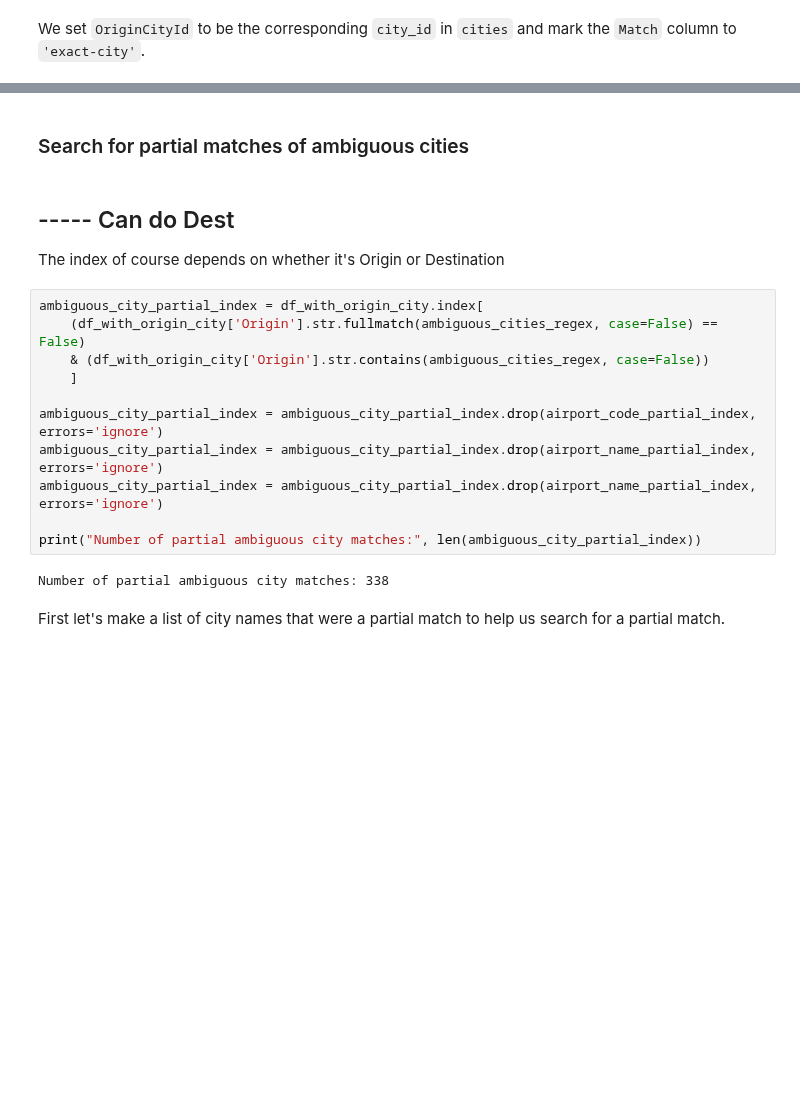
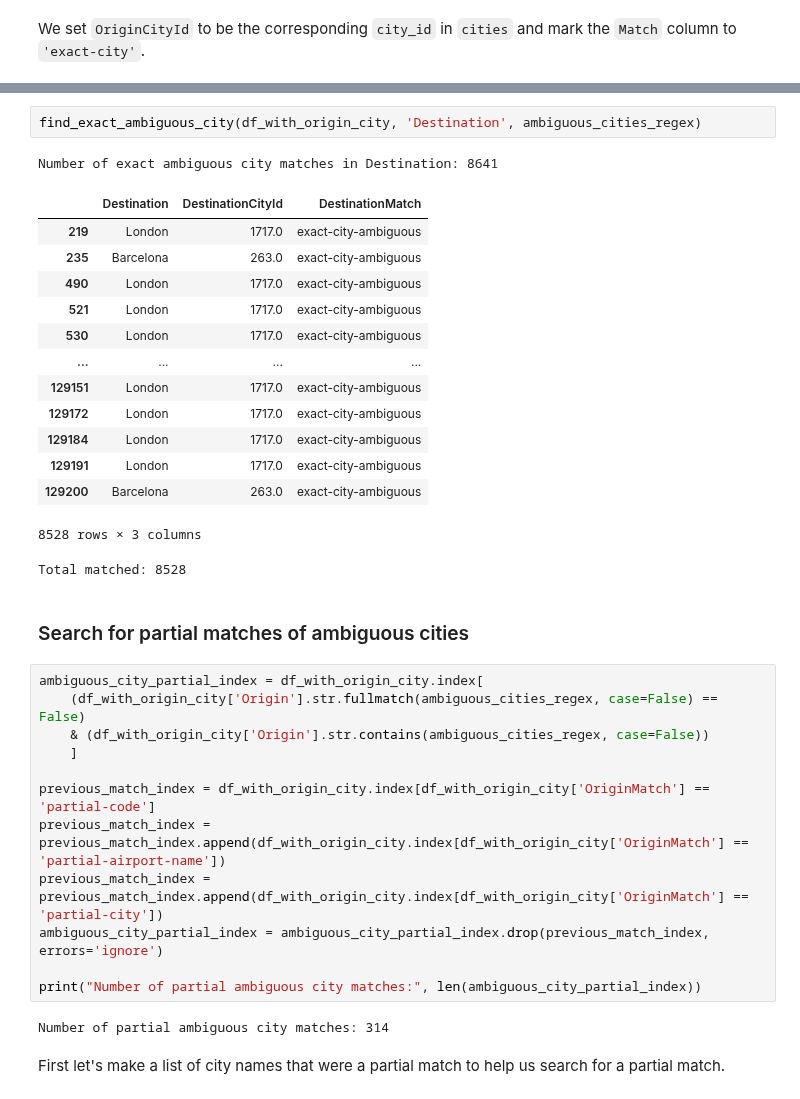
Before and after one commit to paulabondoc/airline-ratings-data-project, a Jupyter notebook: Script1 - Data_cleaning.ipynb, the cells around one changed output, grey strips where cells are left out. Drawn from its saved outputs; the diff is of its cells as text; blank space fills up the shorter version.

```diff
--- a/Script1 - Data_cleaning.ipynb
+++ b/Script1 - Data_cleaning.ipynb
@@ -1820,21 +1824,37 @@ Remaining unmatched: 95
+# %%
+find_exact_ambiguous_city(df_with_origin_city, 'Destination', ambiguous_cities_regex)
+# %% [output]
+Number of exact ambiguous city matches in Destination: 8641
+|  | Destination | DestinationCityId | DestinationMatch |
+| 219 | London | 1717.0 | exact-city-ambiguous |
+| 235 | Barcelona | 263.0 | exact-city-ambiguous |
+| 490 | London | 1717.0 | exact-city-ambiguous |
+| 521 | London | 1717.0 | exact-city-ambiguous |
+| 530 | London | 1717.0 | exact-city-ambiguous |
+| ... | ... | ... | ... |
+| 129151 | London | 1717.0 | exact-city-ambiguous |
+| 129172 | London | 1717.0 | exact-city-ambiguous |
+| 129184 | London | 1717.0 | exact-city-ambiguous |
+| 129191 | London | 1717.0 | exact-city-ambiguous |
+| 129200 | Barcelona | 263.0 | exact-city-ambiguous |
+8528 rows × 3 columns
+Total matched: 8528
 # %% [markdown]
 ### Search for partial matches of ambiguous cities
-# %% [markdown]
-## ----- Can do Dest
-The index of course depends on whether it's Origin or Destination
 # %%
 ambiguous_city_partial_index = df_with_origin_city.index[
     (df_with_origin_city['Origin'].str.fullmatch(ambiguous_cities_regex, case=False) == False)
     & (df_with_origin_city['Origin'].str.contains(ambiguous_cities_regex, case=False))
     ]
 
-ambiguous_city_partial_index = ambiguous_city_partial_index.drop(airport_code_partial_index, errors='ignore')
-ambiguous_city_partial_index = ambiguous_city_partial_index.drop(airport_name_partial_index, errors='ignore')
-ambiguous_city_partial_index = ambiguous_city_partial_index.drop(airport_name_partial_index, errors='ignore')
+previous_match_index = df_with_origin_city.index[df_with_origin_city['OriginMatch'] == 'partial-code']
+previous_match_index = previous_match_index.append(df_with_origin_city.index[df_with_origin_city['OriginMatch'] == 'partial-airport-name'])
+previous_match_index = previous_match_index.append(df_with_origin_city.index[df_with_origin_city['OriginMatch'] == 'partial-city'])
+ambiguous_city_partial_index = ambiguous_city_partial_index.drop(previous_match_index, errors='ignore')
 
 print("Number of partial ambiguous city matches:", len(ambiguous_city_partial_index))
 # %% [output]
-Number of partial ambiguous city matches: 338
+Number of partial ambiguous city matches: 314
 # %% [markdown]
 First let's make a list of city names that were a partial match to help us search for a partial match.
 # %%
```
Also changed, not shown: parts of 29 cells of this notebook.
